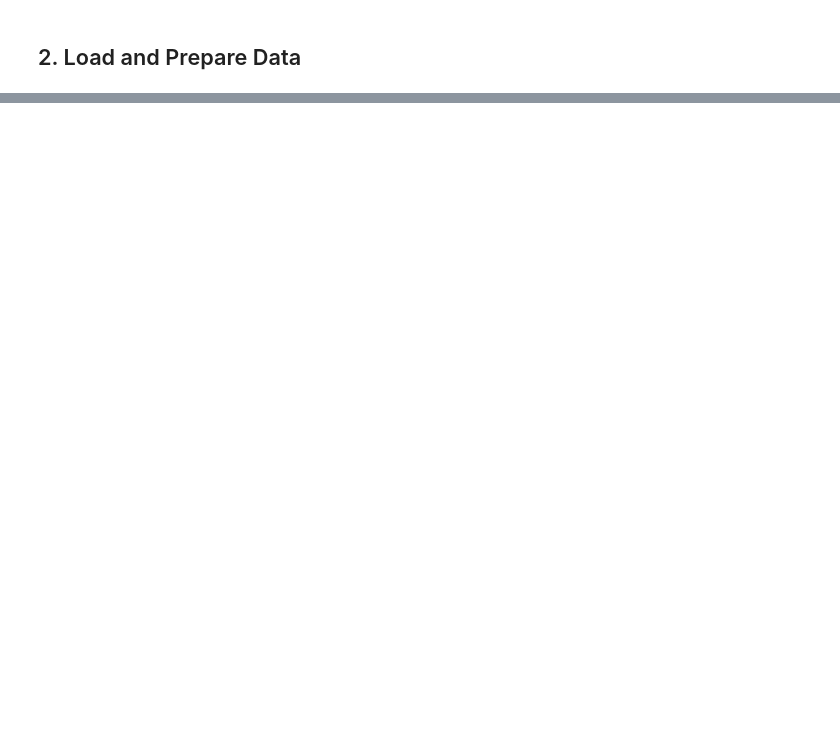
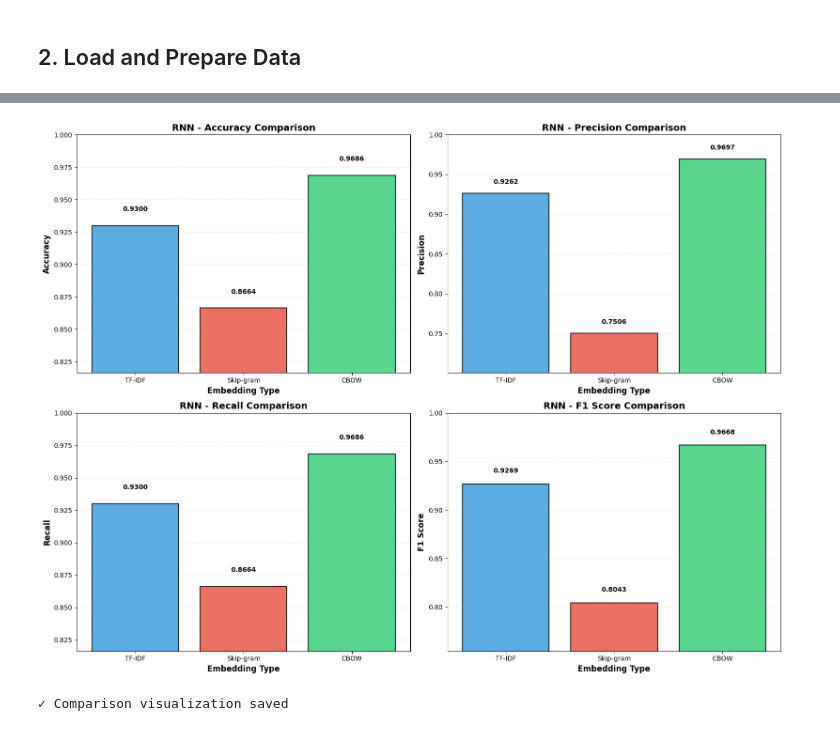
Before and after one commit to ernesteNtezirizaza/Group6-Text-Classification-Assignment, a Jupyter notebook: notebooks/03_charlotte_rnn.ipynb, the cells around one changed output, grey strips where cells are left out. Cells and saved outputs as stored; diff of their text form; code cells hidden in the pictures; blank space fills up the shorter version.

```diff
--- a/notebooks/03_charlotte_rnn.ipynb
+++ b/notebooks/03_charlotte_rnn.ipynb
@@ -169,0 +749,16 @@ evaluator = ModelEvaluator(class_names=['ham', 'spam'])
+# %%
+# Create comprehensive comparison table
+results_df = pd.DataFrame(evaluator.results_history)
+results_df = results_df.round(4)
+
+print("="*70)
+print(" RNN PERFORMANCE COMPARISON ACROSS EMBEDDINGS")
+print("="*70)
+print(results_df.to_string(index=False))
+print("="*70)
+
+# Save results to CSV
+import os
+os.makedirs('../results/tables', exist_ok=True)
+results_df.to_csv('../results/tables/charly_rnn_results.csv', index=False)
+print('\n✓ Results saved to ../results/tables/charly_rnn_results.csv')
@@ -169,0 +776,34 @@ evaluator = ModelEvaluator(class_names=['ham', 'spam'])
+# %%
+# Visualization: Bar chart comparing embeddings
+fig, axes = plt.subplots(2, 2, figsize=(16, 12))
+
+metrics_to_plot = ['accuracy', 'precision', 'recall', 'f1_score']
+titles = ['Accuracy', 'Precision', 'Recall', 'F1 Score']
+colors = ['#3498db', '#e74c3c', '#2ecc71']
+
+for idx, (metric, title) in enumerate(zip(metrics_to_plot, titles)):
+    ax = axes[idx // 2, idx % 2]
+    values = results_df[metric].values
+    embeddings = results_df['embedding'].values
+
+    bars = ax.bar(embeddings, values, color=colors, alpha=0.8, edgecolor='black', linewidth=1.5)
+    ax.set_ylabel(title, fontsize=12, fontweight='bold')
+    ax.set_xlabel('Embedding Type', fontsize=12, fontweight='bold')
+    ax.set_title(f'RNN - {title} Comparison', fontsize=14, fontweight='bold')
+    ax.set_ylim([min(values) - 0.05, 1.0])
+    ax.grid(axis='y', alpha=0.3, linestyle='--')
+
+    # Add value labels on bars
+    for bar in bars:
+        height = bar.get_height()
+        ax.text(bar.get_x() + bar.get_width()/2., height + 0.01,
+                f'{height:.4f}', ha='center', va='bottom', fontweight='bold', fontsize=10)
+
+plt.tight_layout()
+plt.savefig('../results/figures/charly_rnn_comparison.png', dpi=300, bbox_inches='tight')
+plt.show()
+
+print('✓ Comparison visualization saved')
+# %% [output]
+[figure, added]
+✓ Comparison visualization saved
```
Also changed, not shown: parts of 40 cells of this notebook.
